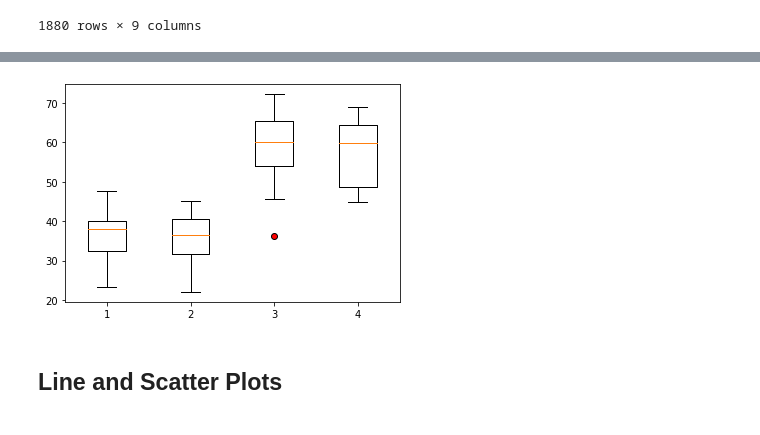
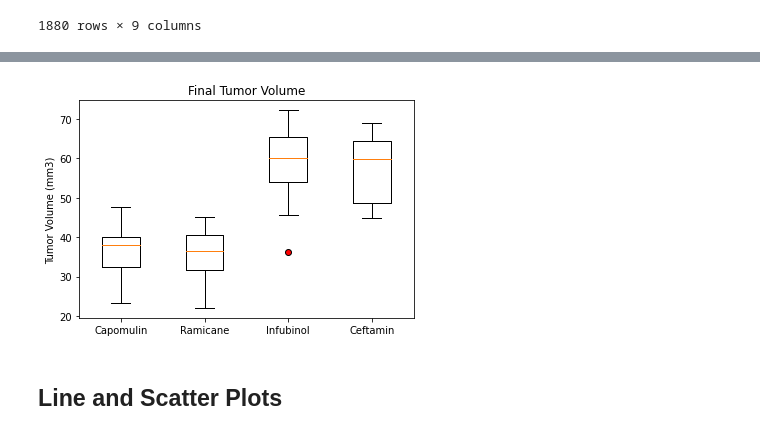
Before and after one commit to wagneree193/matplotlib_challenge, a Jupyter notebook: Pymaceuticals.ipynb, the cells around one changed output, grey strips where cells are left out. Cells and saved outputs as stored; diff of their text form; code cells hidden in the pictures.

```diff
--- a/Pymaceuticals.ipynb
+++ b/Pymaceuticals.ipynb
@@ -498,16 +498,16 @@ Number of Ceftamin outliers below the lower bound: 0
 # %%
 # Generate a box plot of the final tumor volume of each mouse across four regimens of interest
 #make outliers more visible by changing color
 
 outlier_hlt = dict(markerfacecolor = 'r')
 plt.boxplot(final_values, flierprops =  outlier_hlt)
-plt.title = ('Final Tumor Volume')
-plt.ylabel= ('Tumor Volume (mm3)')
-plt.xticks= ([1, 2, 3, 4], ['Capomulin', 'Ramicane', 'Infubinol', 'Ceftamin'])
+plt.title('Final Tumor Volume')
+plt.ylabel('Tumor Volume (mm3)')
+plt.xticks([1, 2, 3, 4], ['Capomulin', 'Ramicane', 'Infubinol', 'Ceftamin'])
 
 plt.show()
 # %% [output]
-[figure, old version]
+[figure, new version]
 # %% [markdown]
 ## Line and Scatter Plots
 # %%
```
